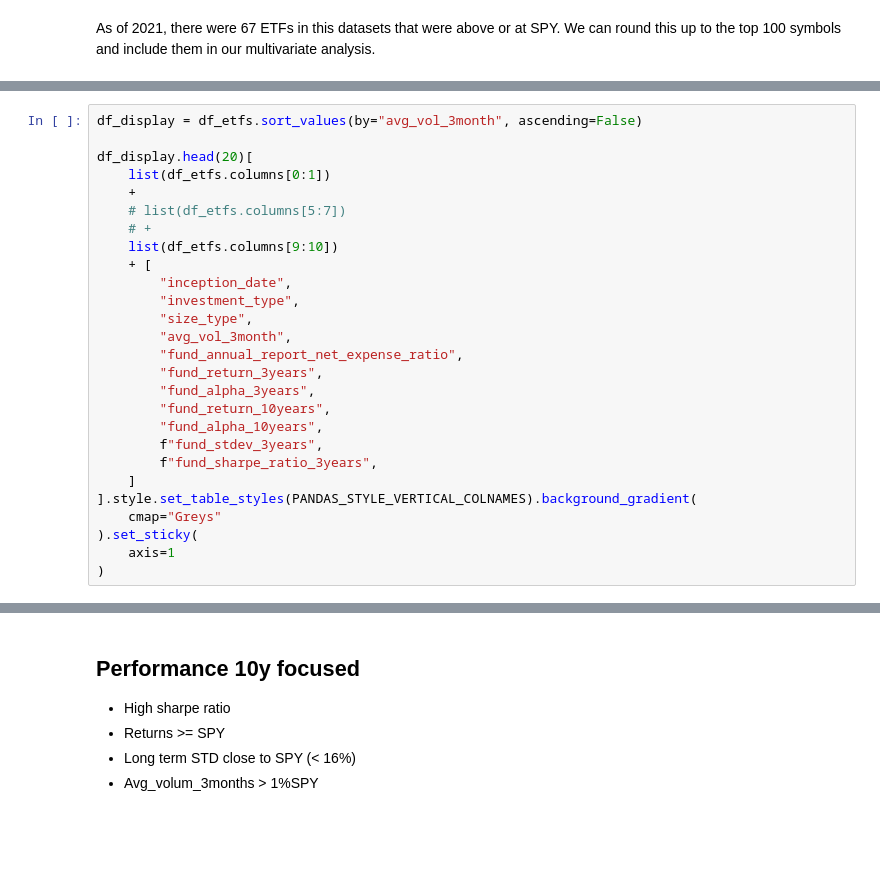
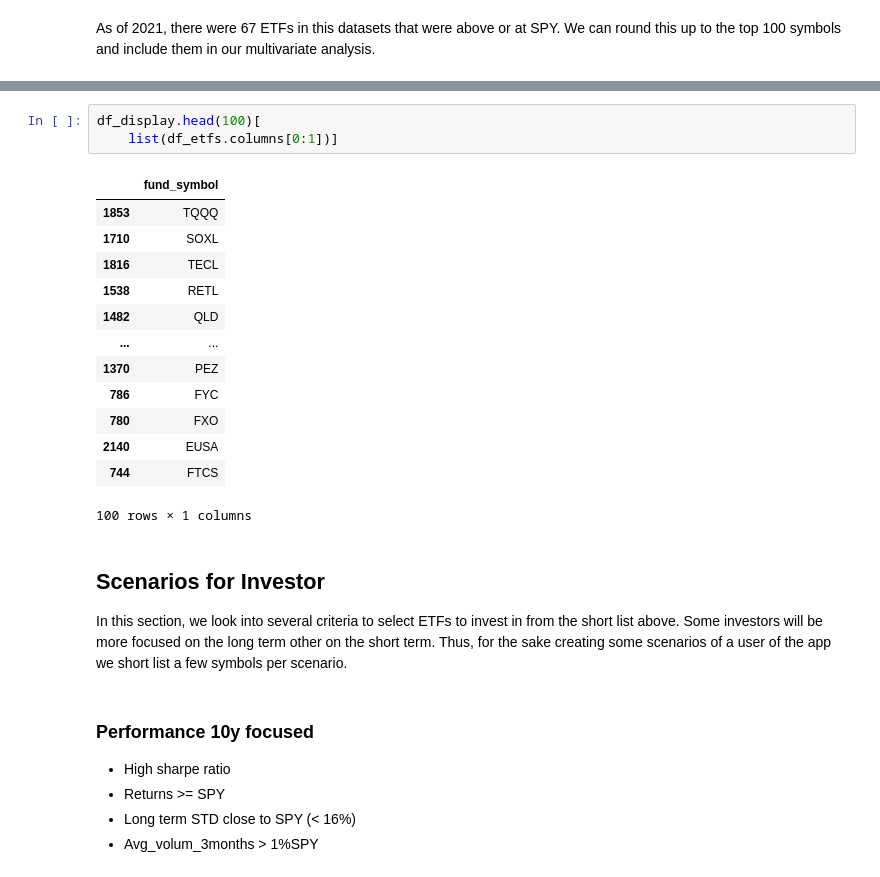
Before and after one commit to marcoopsampaio/aws_ml_eng_project_stock_prediction, a Jupyter notebook: experiments/data_exploration/etfs_selection.ipynb, the cells around one changed output, grey strips where cells are left out. Saved outputs shown, nothing was run; the diff lists cells and outputs as text; blank space fills up the shorter version.

Commit message:
finalizes etfs selection notebook

```diff
--- a/experiments/data_exploration/etfs_selection.ipynb
+++ b/experiments/data_exploration/etfs_selection.ipynb
@@ -77,27 +75,0 @@ This shows the highest volume ETFs
-# %%
-df_display = df_etfs.sort_values(by="avg_vol_3month", ascending=False)
-
-df_display.head(20)[
-    list(df_etfs.columns[0:1])
-    +
-    # list(df_etfs.columns[5:7])
-    # +
-    list(df_etfs.columns[9:10])
-    + [
-        "inception_date",
-        "investment_type",
-        "size_type",
-        "avg_vol_3month",
-        "fund_annual_report_net_expense_ratio",
-        "fund_return_3years",
-        "fund_alpha_3years",
-        "fund_return_10years",
-        "fund_alpha_10years",
-        f"fund_stdev_3years",
-        f"fund_sharpe_ratio_3years",
-    ]
-].style.set_table_styles(PANDAS_STYLE_VERTICAL_COLNAMES).background_gradient(
-    cmap="Greys"
-).set_sticky(
-    axis=1
-)
@@ -122,5 +76,26 @@ df_display.head(20)[
+# %%
+df_display.head(100)[
+    list(df_etfs.columns[0:1])]
+# %% [output]
+|  | fund_symbol |
+| 1853 | TQQQ |
+| 1710 | SOXL |
+| 1816 | TECL |
+| 1538 | RETL |
+| 1482 | QLD |
+| ... | ... |
+| 1370 | PEZ |
+| 786 | FYC |
+| 780 | FXO |
+| 2140 | EUSA |
+| 744 | FTCS |
+100 rows × 1 columns
+# %% [markdown]
+## Scenarios for Investor
+
+In this section, we look into several criteria to select ETFs to invest in from the short list above. Some investors will be more focused on the long term other on the short term. Thus, for the sake creating some scenarios of a user of the app we short list a few symbols per scenario.
 # %% [markdown]
-## Performance 10y focused
+### Performance 10y focused
 - High sharpe ratio
 - Returns >= SPY
 - Long term STD close to SPY (< 16%)
```
Also changed, not shown: parts of 10 cells of this notebook.
